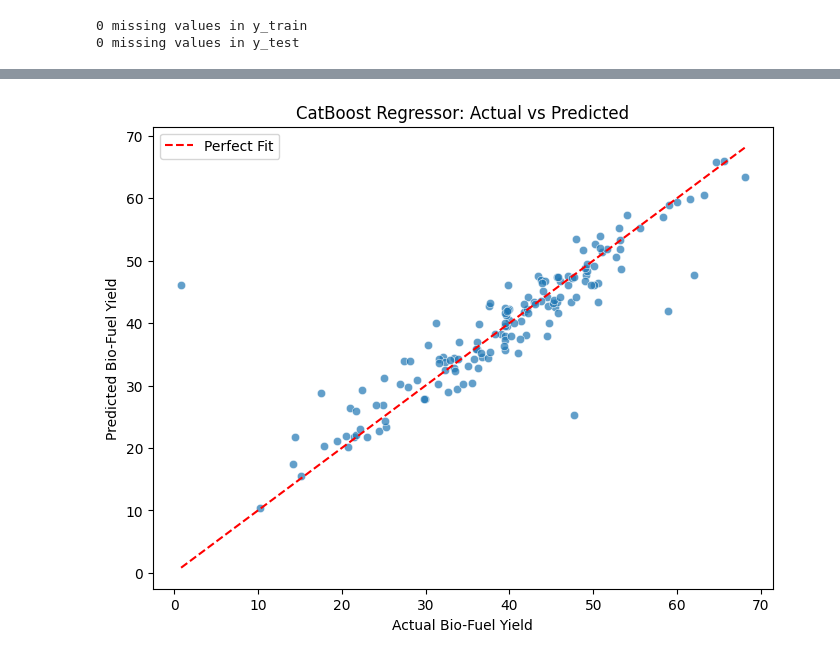
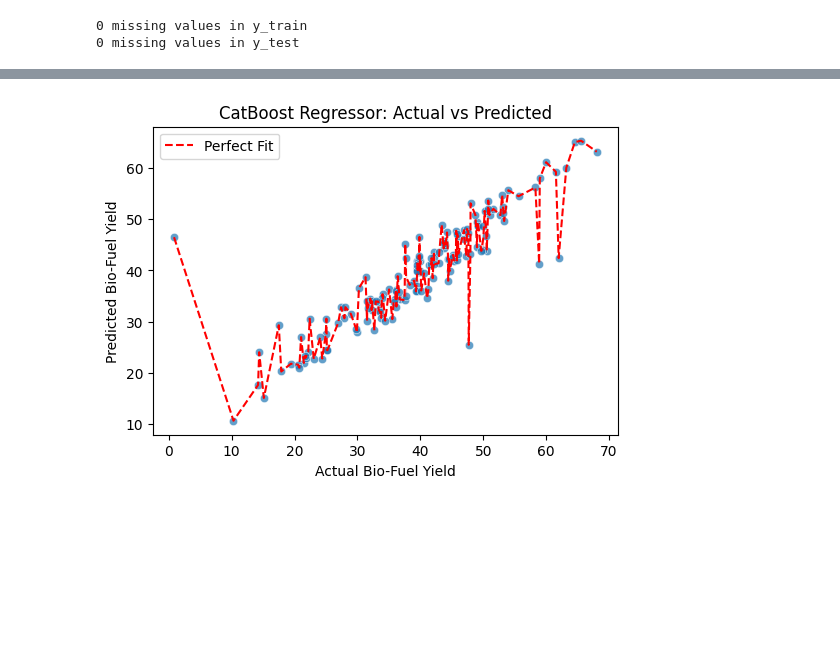
Before and after one commit to vinesh1054/Capstone_Pyrolysis, a Jupyter notebook: notebook/Model_Training.ipynb, the cells around one changed output, grey strips where cells are left out. Drawn from its saved outputs; the diff is of its cells as text; code cells hidden in the pictures; blank space fills up the shorter version.

```diff
--- a/notebook/Model_Training.ipynb
+++ b/notebook/Model_Training.ipynb
@@ -335,14 +439,14 @@ pd.DataFrame(list(zip(model_list, r2_list)), columns=['Model Name', 'R2_Score'])
 catboost_model = models["CatBoosting Regressor"]  # Fetch the trained CatBoost model
 y_pred = catboost_model.predict(X_test)  # Predict test set
 # %%
-plt.figure(figsize=(8, 6))
+plt.figure(figsize=(6, 4))
 sns.scatterplot(x=y_test, y=y_pred, alpha=0.7)
-sns.lineplot(x=y_test, y=y_test, color="red", linestyle="--", label="Perfect Fit")
+sns.lineplot(x=y_test, y=y_pred, color="red", linestyle="--", label="Perfect Fit")
 
 plt.xlabel("Actual Bio-Fuel Yield")
 plt.ylabel("Predicted Bio-Fuel Yield")
 plt.title("CatBoost Regressor: Actual vs Predicted")
 plt.legend()
 plt.show()
 # %% [output]
-[figure, old version]
+[figure, new version]
```
Also changed, not shown: parts of 9 cells of this notebook, 7 other files.
